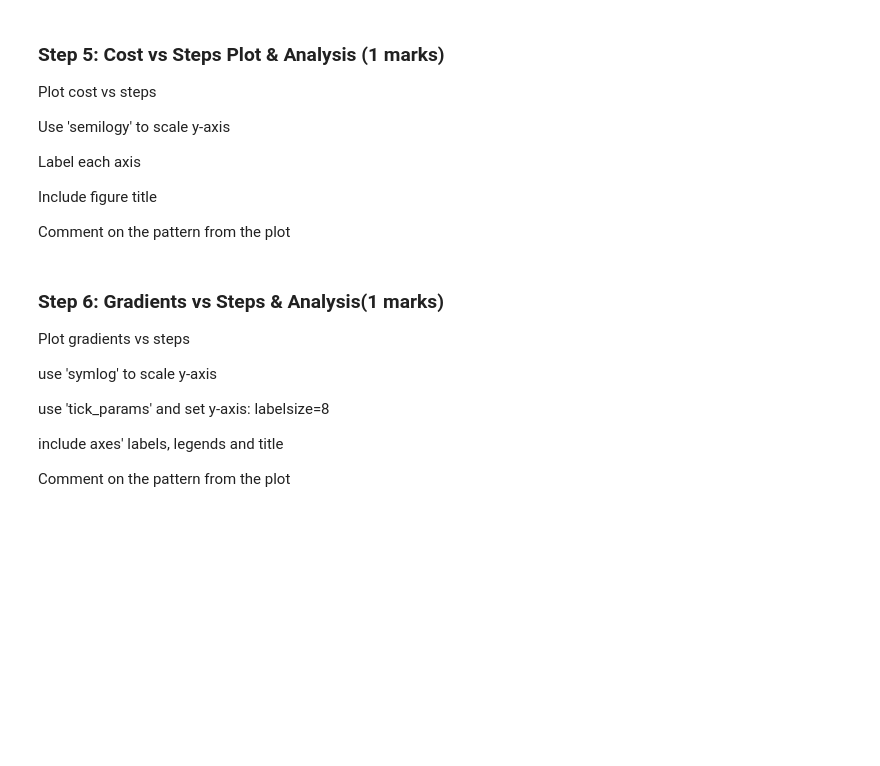
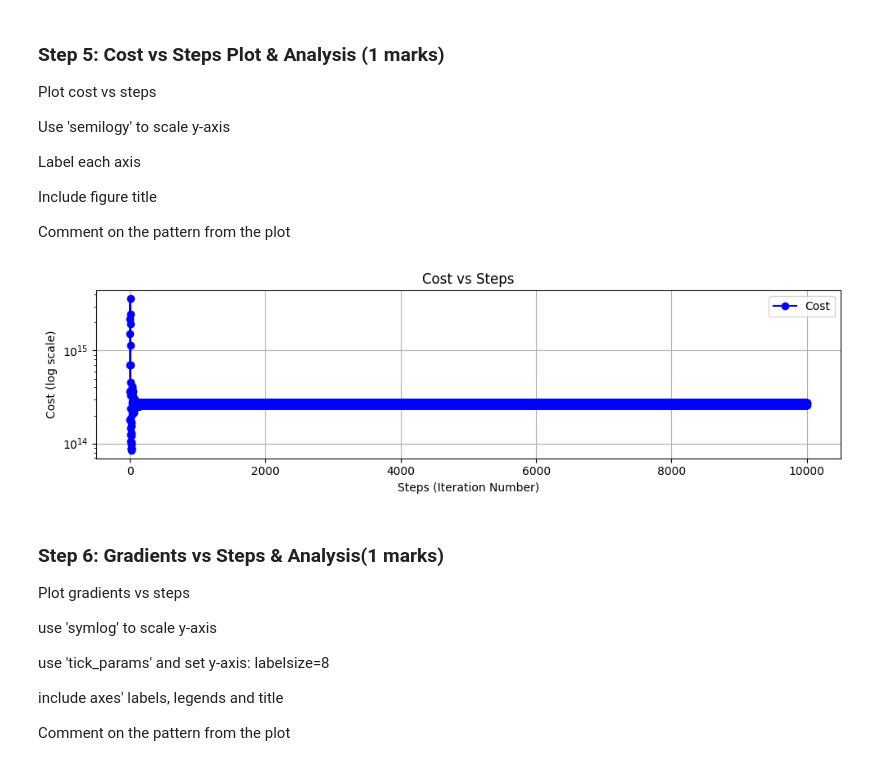
Before and after one commit to GlenaHussein/ENGG680_2025_Fall, a Jupyter notebook: Lab Assignment 2/Assignment2_upload.ipynb, the cells around one changed output. Saved outputs shown, nothing was run; the diff lists cells and outputs as text; code cells hidden in the pictures; blank space fills up the shorter version.

```diff
--- a/Lab Assignment 2/Assignment2_upload.ipynb
+++ b/Lab Assignment 2/Assignment2_upload.ipynb
@@ -507,13 +638,20 @@ Comment on the pattern from the plot
 # %%
 fig , ax = plt.subplots(nrows=1,ncols=1, figsize=(10,3))
 # (0.5 marks)
-# ...
+ax.semilogy(range(len(arr_cost)), arr_cost, marker='o', linestyle='-', color='b', label='Cost')
+
+ax.set_xlabel('Steps (Iteration Number)')
+ax.set_ylabel('Cost (log scale)')
+ax.set_title('Cost vs Steps')
+ax.legend()
 ax.grid(True)
 fig.tight_layout()
 plt.show()
 
 # Comment on the pattern (0.5 marks)
-# ...
+# The plot shows a rapid decrease in cost at the beginning of the iterations. As the iterations continue the cost stabilizes near the minimum value which indicates convergence
+# %% [output]
+[figure, added]
 # %% [markdown]
 ### Step 6: Gradients vs Steps & Analysis(1 marks)
 Plot gradients vs steps
```
Also changed, not shown: parts of 24 cells of this notebook.
